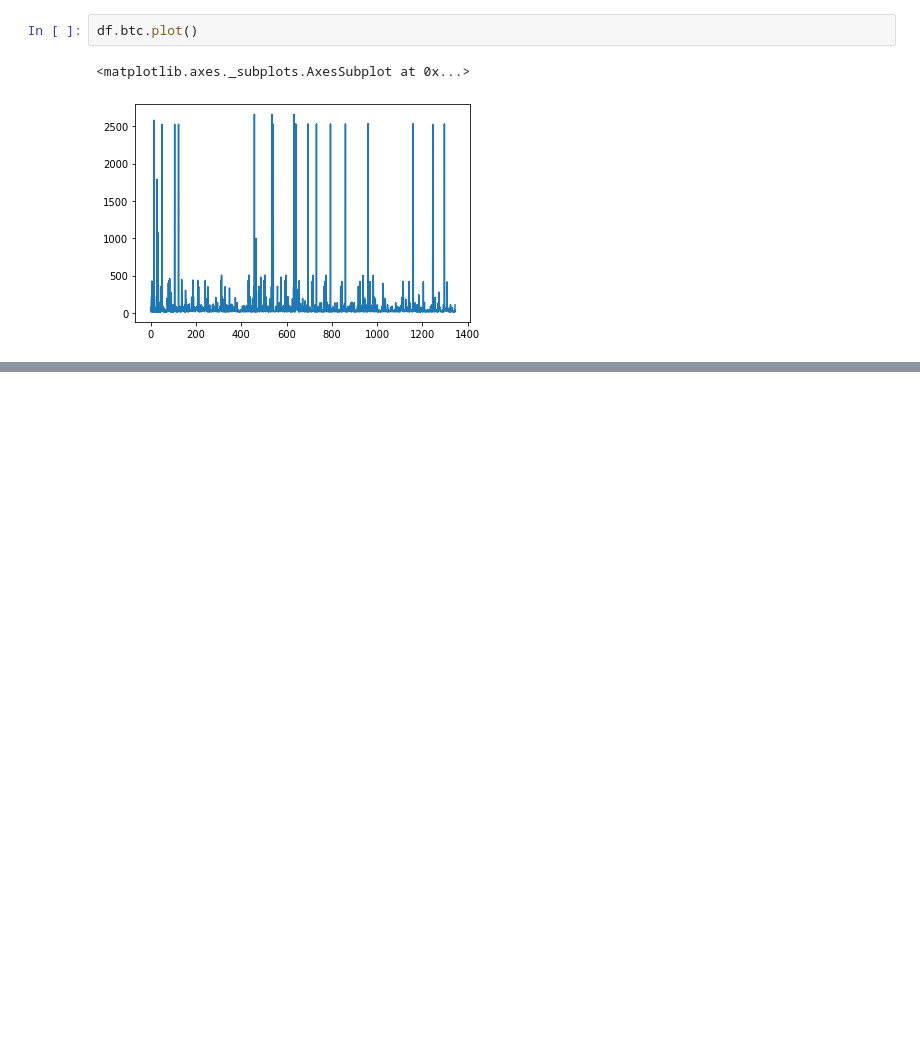
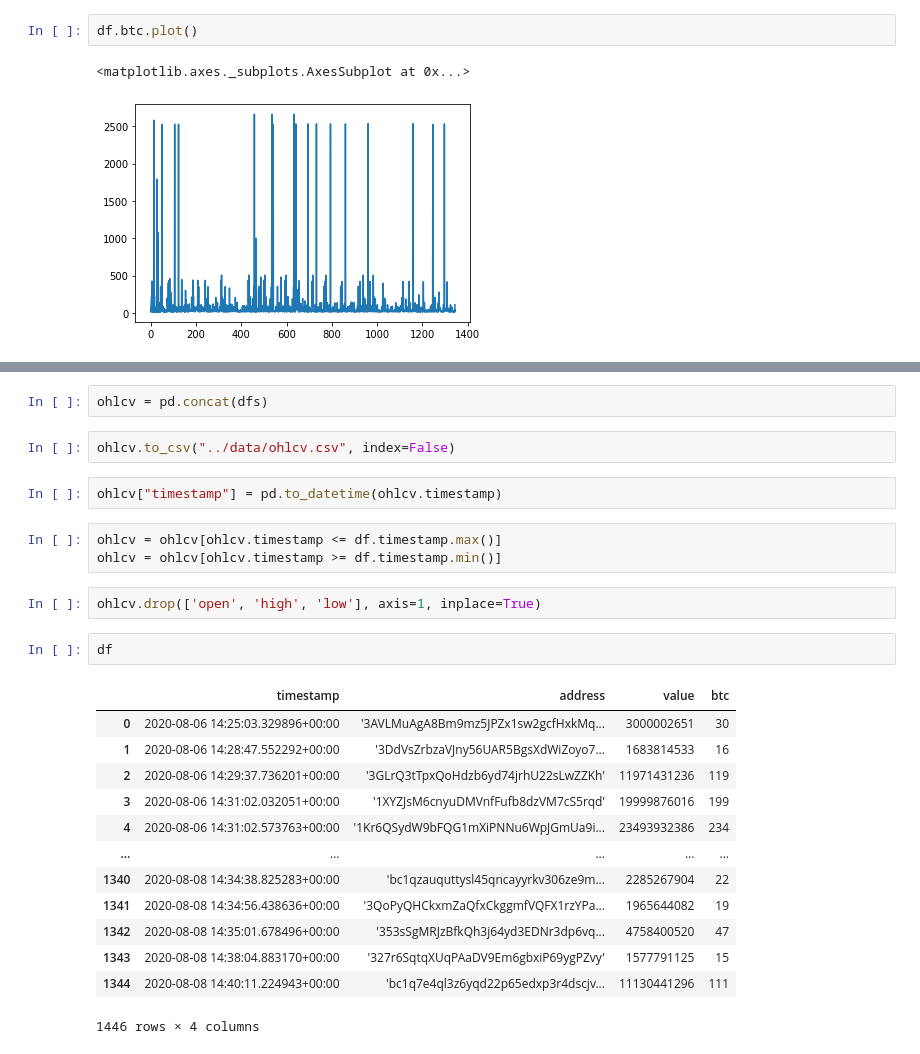
Before and after one commit to amberdata/evan-blog-posts, a Jupyter notebook: txn-mempool/notebooks/1.0-ea-analysis.ipynb, the cells around one changed output, grey strips where cells are left out. Cells and saved outputs as stored; diff of their text form; blank space fills up the shorter version.

```diff
--- a/txn-mempool/notebooks/1.0-ea-analysis.ipynb
+++ b/txn-mempool/notebooks/1.0-ea-analysis.ipynb
@@ -54,0 +101,27 @@ df.btc.plot()
+# %%
+ohlcv = pd.concat(dfs)
+# %%
+ohlcv.to_csv("../data/ohlcv.csv", index=False)
+# %%
+ohlcv["timestamp"] = pd.to_datetime(ohlcv.timestamp)
+# %%
+ohlcv = ohlcv[ohlcv.timestamp <= df.timestamp.max()]
+ohlcv = ohlcv[ohlcv.timestamp >= df.timestamp.min()]
+# %%
+ohlcv.drop(['open', 'high', 'low'], axis=1, inplace=True)
+# %%
+df
+# %% [output]
+|  | timestamp | address | value | btc |
+| 0 | 2020-08-06 14:25:03.329896+00:00 | '3AVLMuAgA8Bm9mz5JPZx1sw2gcfHxkMq... | 3000002651 | 30 |
+| 1 | 2020-08-06 14:28:47.552292+00:00 | '3DdVsZrbzaVJny56UAR5BgsXdWiZoyo7... | 1683814533 | 16 |
+| 2 | 2020-08-06 14:29:37.736201+00:00 | '3GLrQ3tTpxQoHdzb6yd74jrhU22sLwZZKh' | 11971431236 | 119 |
+| 3 | 2020-08-06 14:31:02.032051+00:00 | '1XYZJsM6cnyuDMVnfFufb8dzVM7cS5rqd' | 19999876016 | 199 |
+| 4 | 2020-08-06 14:31:02.573763+00:00 | '1Kr6QSydW9bFQG1mXiPNNu6WpJGmUa9i... | 23493932386 | 234 |
+| ... | ... | ... | ... | ... |
+| 1340 | 2020-08-08 14:34:38.825283+00:00 | 'bc1qzauquttysl45qncayyrkv306ze9m... | 2285267904 | 22 |
+| 1341 | 2020-08-08 14:34:56.438636+00:00 | '3QoPyQHCkxmZaQfxCkggmfVQFX1rzYPa... | 1965644082 | 19 |
+| 1342 | 2020-08-08 14:35:01.678496+00:00 | '353sSgMRJzBfkQh3j64yd3EDNr3dp6vq... | 4758400520 | 47 |
+| 1343 | 2020-08-08 14:38:04.883170+00:00 | '327r6SqtqXUqPAaDV9Em6gbxiP69ygPZvy' | 1577791125 | 15 |
+| 1344 | 2020-08-08 14:40:11.224943+00:00 | 'bc1q7e4ql3z6yqd22p65edxp3r4dscjv... | 11130441296 | 111 |
+1446 rows × 4 columns
```
Also changed, not shown: parts of 6 cells of this notebook.
